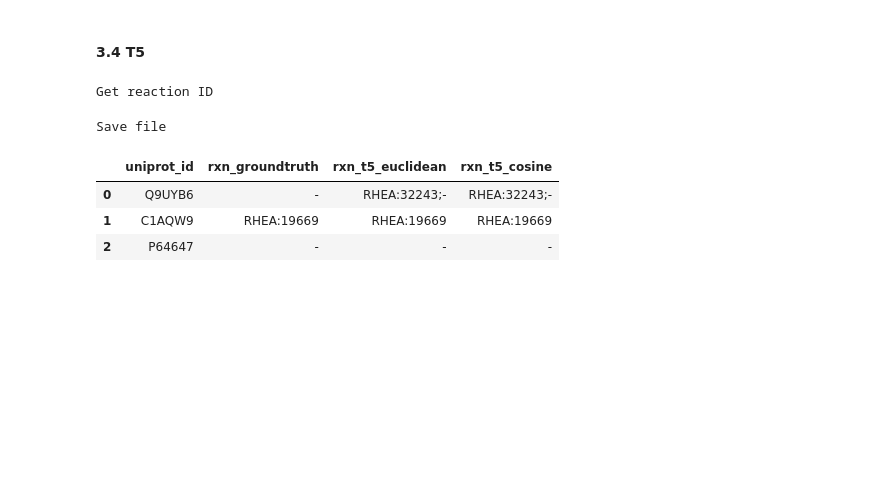
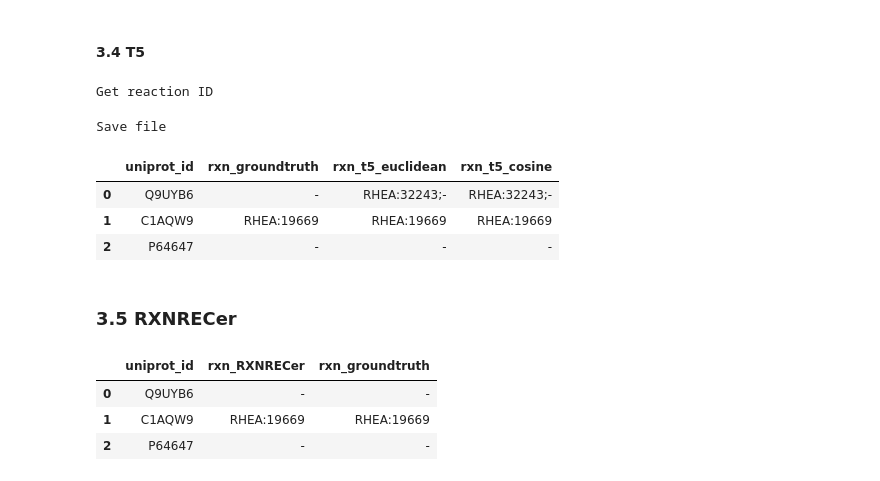
Before and after one commit to kingstdio/RXNRECer, a Jupyter notebook: methods/s1_simi_protein_10_fold.ipynb, the cells around one changed output. Saved outputs shown, nothing was run; the diff lists cells and outputs as text; code cells hidden in the pictures; blank space fills up the shorter version.

```diff
--- a/methods/s1_simi_protein_10_fold.ipynb
+++ b/methods/s1_simi_protein_10_fold.ipynb
@@ -163,3 +157,33 @@ Save file
 | 0 | Q9UYB6 | - | RHEA:32243;- | RHEA:32243;- |
 | 1 | C1AQW9 | RHEA:19669 | RHEA:19669 | RHEA:19669 |
 | 2 | P64647 | - | - | - |
+# %% [markdown]
+### 3.5 RXNRECer
+# %%
+embd_methd = 'RXNRECer'
+file_res_alfp = [f'{cfg.RESULTS_DIR}simi/fold{fold_num}_{embd_methd}_results.feather' for fold_num in range(1,11)]
+save_vali_res_file_path=[f'{cfg.DIR_PROJECT_ROOT}/results/intermediate/direct/{embd_methd}_fold{item}.tsv' for item in range(1, 11)]
+
+if not os.path.exists(save_vali_res_file_path[0]):
+    # 模型预测结果
+    for i in tqdm(range(10)):
+        res =  production.step_by_step_prediction_with_protein_df(input_protein_df=data_test[i][['uniprot_id', 'seq']].reset_index(drop=True),
+                                            dict_rxn2id=cfg.FILE_DS_DICT_RXN2ID
+                                            )
+        res.to_feather(file_res_alfp[i])
+
+    # 拼合groundtruth
+    alfp_preds = [pd.read_feather(path) for path in file_res_alfp]
+
+    for i in range(10):
+        alfp_preds[i] =alfp_preds[i].rename(columns={'input_id': 'uniprot_id', 'RXNRECer': 'rxn_RXNRECer'}).merge(data_test[i][['uniprot_id', 'rxn_groundtruth']], on='uniprot_id', how='left')
+        alfp_preds[i].to_csv(save_vali_res_file_path[i], sep='\t', index=False)
+else:
+    alfp_preds = [pd.read_csv(path, sep='\t') for path in save_vali_res_file_path]
+
+alfp_preds[0].head(3)
+# %% [output]
+|  | uniprot_id | rxn_RXNRECer | rxn_groundtruth |
+| 0 | Q9UYB6 | - | - |
+| 1 | C1AQW9 | RHEA:19669 | RHEA:19669 |
+| 2 | P64647 | - | - |
```
Also changed, not shown: parts of 3 cells of this notebook, 9 other files.
